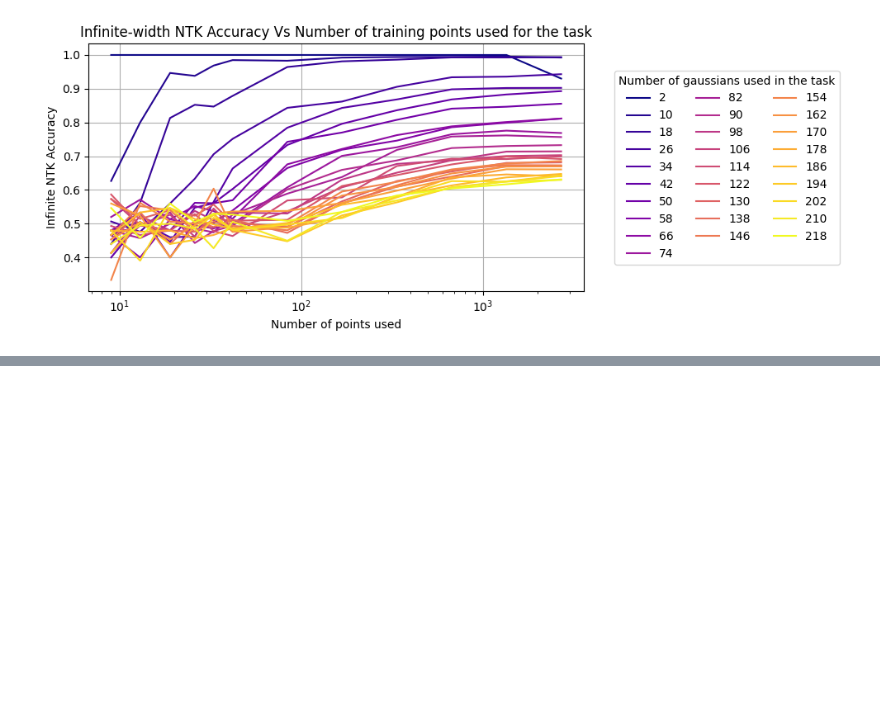
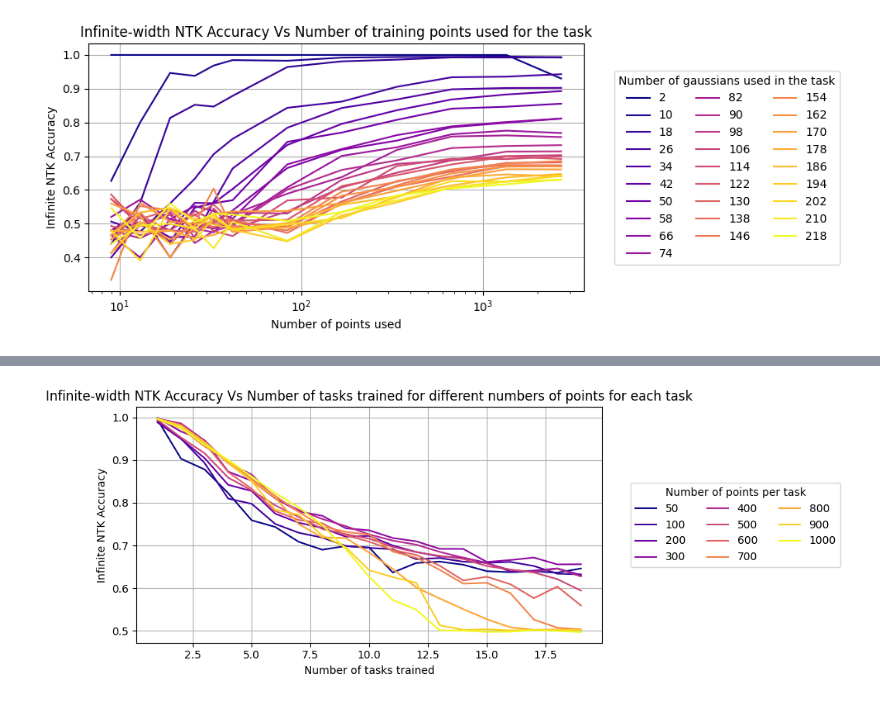
Before and after one commit to burnhamdr/neural-tangents, a Jupyter notebook: notebooks/new_paper/multitask_infinite_ntk.ipynb, the cells around one changed output, grey strips where cells are left out. Drawn from its saved outputs; the diff is of its cells as text; code cells hidden in the pictures; blank space fills up the shorter version.

```diff
--- a/notebooks/new_paper/multitask_infinite_ntk.ipynb
+++ b/notebooks/new_paper/multitask_infinite_ntk.ipynb
@@ -643,0 +882,31 @@ plt.show()
+# %%
+plt.figure(figsize=(10,4))
+
+cmap = cm.plasma  # maybe "cool"?
+num_curves = len(tot_accs)
+colors = [cmap(i / (num_curves - 1)) for i in range(num_curves)]
+
+for i, (accs, accs_std) in enumerate(zip(tot_accs, tot_accs_std)):
+    plt.plot(
+        possible_num_tasks,
+        accs,
+        label=f"{possible_num_points_per_task[i]}",
+        color=colors[i]
+    )
+
+plt.xlabel('Number of tasks trained')
+plt.ylabel('Infinite NTK Accuracy')
+plt.title('Infinite-width NTK Accuracy Vs Number of tasks trained for different numbers of points for each task')
+plt.grid(True)
+
+plt.legend(
+    ncol=3,
+    bbox_to_anchor=(1.05, 0.5),
+    loc='center left',
+    title="Number of points per task"
+)
+
+plt.tight_layout()
+plt.show()
+# %% [output]
+[figure, added]
```
Also changed, not shown: parts of 4 cells of this notebook.
